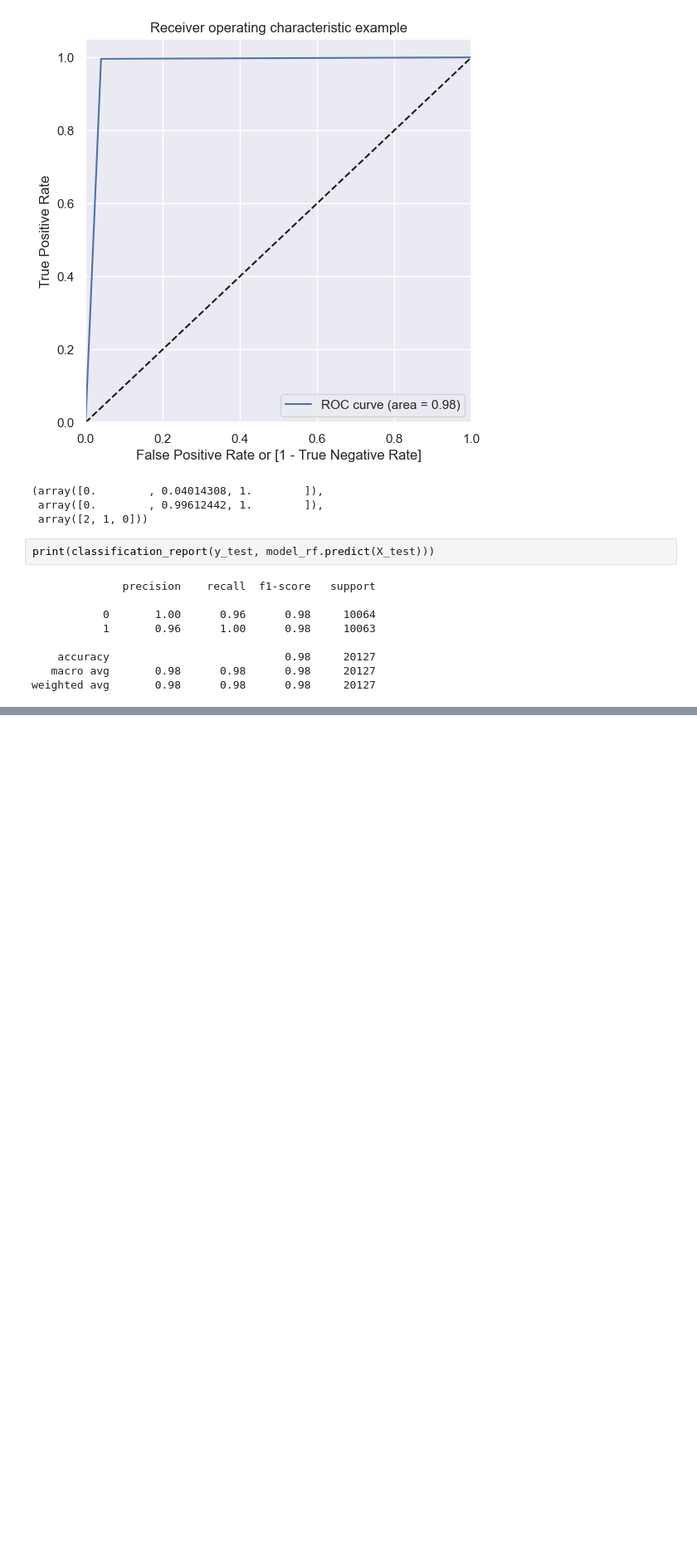
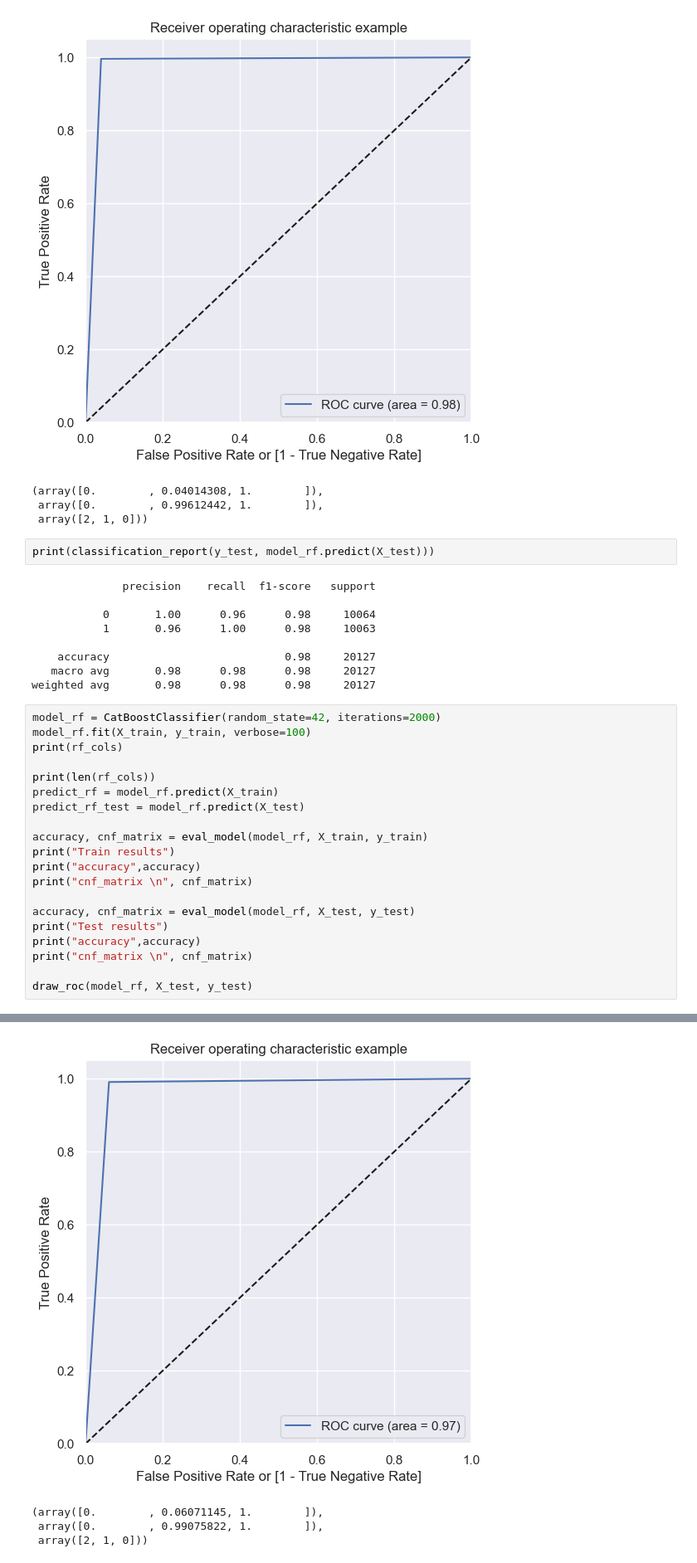
Before and after one commit to D1ffic00lt/ai-algorithms, a Jupyter notebook: ctr/ctr.ipynb, the cells around one changed output, grey strips where cells are left out. Shown at 83% size. Saved outputs shown, nothing was run; the diff lists cells and outputs as text; blank space fills up the shorter version.

Commit message:
added catboost model

```diff
--- a/ctr/ctr.ipynb
+++ b/ctr/ctr.ipynb
@@ -360,3 +361,24 @@ print(classification_report(y_test, model_rf.predict(X_test)))
     accuracy                           0.98     20127
    macro avg       0.98      0.98      0.98     20127
 weighted avg       0.98      0.98      0.98     20127
+# %%
+model_rf = CatBoostClassifier(random_state=42, iterations=2000)
+model_rf.fit(X_train, y_train, verbose=100)
+print(rf_cols)
+
+print(len(rf_cols))
+predict_rf = model_rf.predict(X_train)
+predict_rf_test = model_rf.predict(X_test)
+
+accuracy, cnf_matrix = eval_model(model_rf, X_train, y_train)
+print("Train results")
+print("accuracy",accuracy)
+print("cnf_matrix \n", cnf_matrix)
+
+accuracy, cnf_matrix = eval_model(model_rf, X_test, y_test)
+print("Test results")
+print("accuracy",accuracy)
+print("cnf_matrix \n", cnf_matrix)
+
+draw_roc(model_rf, X_test, y_test)
+# %% [output]
@@ -362,0 +402,4 @@ weighted avg       0.98      0.98      0.98     20127
+[figure, added]
+(array([0.        , 0.06071145, 1.        ]),
+ array([0.        , 0.99075822, 1.        ]),
+ array([2, 1, 0]))
```
Also changed, not shown: parts of 2 cells of this notebook.
